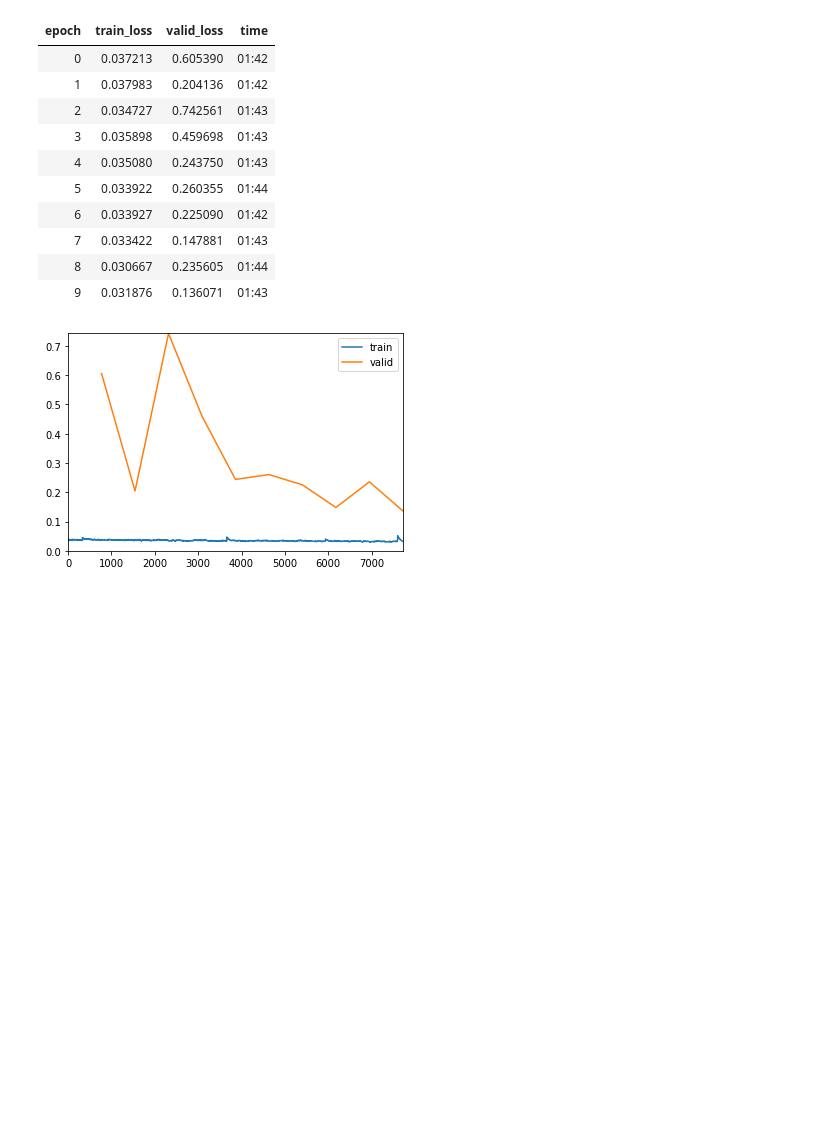
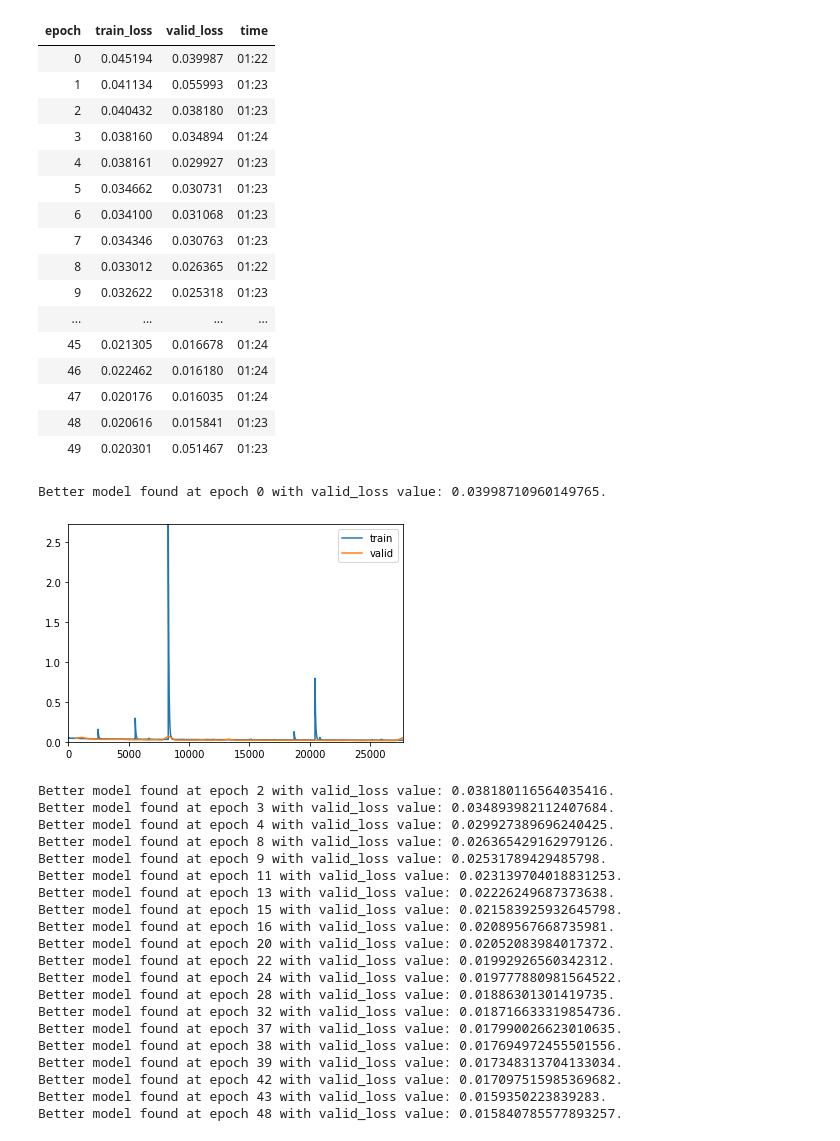
Before and after one commit to HenryDashwood/facial-features-detector, a Jupyter notebook: code/fastai_v2.ipynb, the cells around one changed output. Cells and saved outputs as stored; diff of their text form; code cells hidden in the pictures; blank space fills up the shorter version.

```diff
--- a/code/fastai_v2.ipynb
+++ b/code/fastai_v2.ipynb
@@ -34,7 +34,7 @@ dblock = DataBlock(
     ]
 )
 # %%
-dls = dblock.dataloaders(images_path, bs=32)
+dls = dblock.dataloaders(images_path, bs=64)
 dls.c = dls.train.after_item.c
 dls.show_batch()
 # %% [output]
@@ -81,27 +86,54 @@ SuggestedLRs(lr_min=1.0964781722577755e-07, lr_steep=7.585775847473997e-07)
 # %%
 learn.fit_flat_cos(
-    10,
-    1e-5,
+    50,
+    5e-5,
     wd=0.1,
     cbs=[
         SaveModelCallback(),
         ShowGraphCallback(),
         CSVLogger()
     ]
 )
 # %% [output]
 | epoch | train_loss | valid_loss | time |
-| 0 | 0.037213 | 0.605390 | 01:42 |
-| 1 | 0.037983 | 0.204136 | 01:42 |
-| 2 | 0.034727 | 0.742561 | 01:43 |
-| 3 | 0.035898 | 0.459698 | 01:43 |
-| 4 | 0.035080 | 0.243750 | 01:43 |
-| 5 | 0.033922 | 0.260355 | 01:44 |
-| 6 | 0.033927 | 0.225090 | 01:42 |
-| 7 | 0.033422 | 0.147881 | 01:43 |
-| 8 | 0.030667 | 0.235605 | 01:44 |
-| 9 | 0.031876 | 0.136071 | 01:43 |
+| 0 | 0.045194 | 0.039987 | 01:22 |
+| 1 | 0.041134 | 0.055993 | 01:23 |
+| 2 | 0.040432 | 0.038180 | 01:23 |
+| 3 | 0.038160 | 0.034894 | 01:24 |
+| 4 | 0.038161 | 0.029927 | 01:23 |
+| 5 | 0.034662 | 0.030731 | 01:23 |
+| 6 | 0.034100 | 0.031068 | 01:23 |
+| 7 | 0.034346 | 0.030763 | 01:23 |
+| 8 | 0.033012 | 0.026365 | 01:22 |
+| 9 | 0.032622 | 0.025318 | 01:23 |
+| ... | ... | ... | ... |
+| 45 | 0.021305 | 0.016678 | 01:24 |
+| 46 | 0.022462 | 0.016180 | 01:24 |
+| 47 | 0.020176 | 0.016035 | 01:24 |
+| 48 | 0.020616 | 0.015841 | 01:23 |
+| 49 | 0.020301 | 0.051467 | 01:23 |
+Better model found at epoch 0 with valid_loss value: 0.03998710960149765.
-[figure, old version]
+[figure, new version]
+Better model found at epoch 2 with valid_loss value: 0.038180116564035416.
+Better model found at epoch 3 with valid_loss value: 0.034893982112407684.
+Better model found at epoch 4 with valid_loss value: 0.029927389696240425.
+Better model found at epoch 8 with valid_loss value: 0.026365429162979126.
+Better model found at epoch 9 with valid_loss value: 0.02531789429485798.
+Better model found at epoch 11 with valid_loss value: 0.023139704018831253.
+Better model found at epoch 13 with valid_loss value: 0.02226249687373638.
+Better model found at epoch 15 with valid_loss value: 0.021583925932645798.
+Better model found at epoch 16 with valid_loss value: 0.02089567668735981.
+Better model found at epoch 20 with valid_loss value: 0.02052083984017372.
+Better model found at epoch 22 with valid_loss value: 0.01992926560342312.
+Better model found at epoch 24 with valid_loss value: 0.019777880981564522.
+Better model found at epoch 28 with valid_loss value: 0.01886301301419735.
+Better model found at epoch 32 with valid_loss value: 0.018716633319854736.
+Better model found at epoch 37 with valid_loss value: 0.017990026623010635.
+Better model found at epoch 38 with valid_loss value: 0.017694972455501556.
+Better model found at epoch 39 with valid_loss value: 0.017348313704133034.
+Better model found at epoch 42 with valid_loss value: 0.017097515985369682.
+Better model found at epoch 43 with valid_loss value: 0.0159350223839283.
+Better model found at epoch 48 with valid_loss value: 0.015840785577893257.
 # %%
 learn.show_results()
 # %% [output]
```
Also changed, not shown: parts of 16 cells of this notebook, 1 other file.
